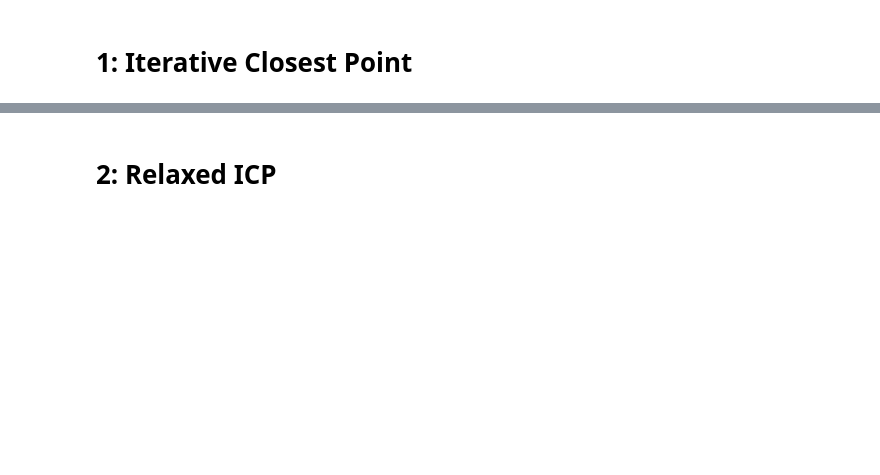
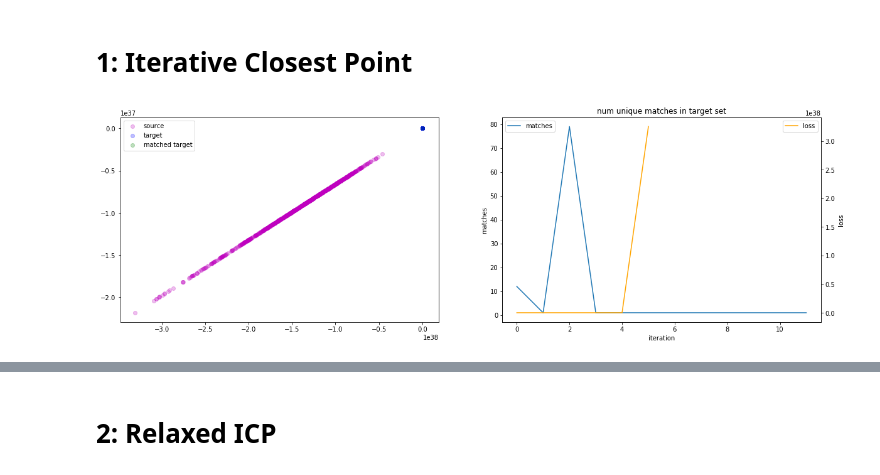
Before and after one commit to AmirAlavi/sc-alignment-benchmarking, a Jupyter notebook: data-alignment experiments.ipynb, the cells around one changed output, grey strips where cells are left out. Cells and saved outputs as stored; diff of their text form; code cells hidden in the pictures; blank space fills up the shorter version.

```diff
--- a/data-alignment experiments.ipynb
+++ b/data-alignment experiments.ipynb
@@ -272,65 +311,107 @@ batchB = 'CELseq2'
 
 A = datasets[chosen_dataset][batchA]['pca']
 B = datasets[chosen_dataset][batchB]['pca']
-print(A.shape)
-print(B.shape)
+print('A shape: {}'.format(A.shape))
+print('B shape: {B.shape}')
 print(A.dtype)
+
+def isnan(x):
+    return x != x
 
 def get_rigid_transformer(ndims=N_PC, bias=False):
     model = nn.Sequential(nn.Linear(ndims, ndims, bias=bias))
     print(model[0].weight.data.dtype)
-    model[0].weight.data.copy_(torch.eye(ndims, dtype=torch.double))
+    model[0].weight.data.copy_(torch.eye(ndims))#, dtype=torch.double))
     print(model[0].weight.data.dtype)
     return model
 
 def shift_CoM(A, B):
     A -= A.mean(axis=0)
     B -= B.mean(axis=0)
     return A, B
 
 def closest_point_loss(A, B):
     loss = A.unsqueeze(1) - B.unsqueeze(0)
     loss = loss**2
     loss = loss.mean(dim=-1)
-    loss, _ = loss.min(dim=1)
+    loss, matches = loss.min(dim=1)
+    unique_matches = np.unique(matches.numpy())
+    #print('\tUnique matches in target set = {}'.format(num_unique_matches))
     loss = loss.sum()
-    return loss
+    return loss, unique_matches
 
-def plot_step(A, B, pca, step):
-    print(np.any(np.isnan(A)))
-    print(np.any(np.isnan(B)))
+def plot_step(A, B, pca, step, matched_targets, closest_points, losses):
+    #print(np.any(np.isnan(A)))
+    #print(np.any(np.isnan(B)))
     A = pca.transform(A)
     B = pca.transform(B)
-    plt.figure()
-    plt.scatter(A[:,0], A[:,1], c='m', label='source')
-    plt.scatter(B[:,0], B[:,1], c='b', label='target')
-    plt.legend(loc="upper left", bbox_to_anchor=(1,1))
-    plt.savefig('icp_step_{:04}.png'.format(step), bbox='tight')
+    mask = np.zeros(B.shape[0], dtype=bool)
+    mask[matched_targets] = True
+    B_matched = B[mask]
+    B_unmatched = B[~mask]
+    fig, (ax1, ax2) = plt.subplots(1, 2, figsize=(20,6))
+    ax1.scatter(A[:,0], A[:,1], c='m', label='source', alpha=0.25)
+    ax1.scatter(B_unmatched[:,0], B_unmatched[:,1], c='b', label='target', alpha=0.25)
+    ax1.scatter(B_matched[:,0], B_matched[:,1], c='g', label='matched target', alpha=0.25)
+    ax1.legend()
+    ax2.plot(closest_points, label='matches')
+    ax2.set_xlabel('iteration')
+    ax2.set_ylabel('matches')
+    ax2.set_title('num unique matches in target set')
+    ax2.legend(loc='upper left')
+    ax3 = ax2.twinx()
+    ax3.set_ylabel('loss')
+    ax3.plot(losses, c='orange', label='loss')
+    ax3.legend(loc='upper right')
+    #plt.savefig('icp_step_{:04}.png'.format(step), bbox='tight')
+    #plt.close()
+    display.clear_output(wait=True)
+    display.display(plt.gcf())
     plt.close()
+    #time.sleep(0.5)
 
 def ICP(A, B, max_iters=100, sgd_steps=100, tolerance=1e-4):
-    A, B = shift_CoM(A, B)
+    #A, B = shift_CoM(A, B)
+    A = pca_scaler.transform(A)
+    B = pca_scaler.transform(B)
     combined = np.concatenate((A, B))
     pca = PCA(n_components=2).fit(combined)
     A = torch.from_numpy(A).float()
     B = torch.from_numpy(B).float()
+    assert(not isnan(A).any() and not isnan(B).any())
     transformer = get_rigid_transformer(A.shape[1])
     optimizer = optim.SGD(transformer.parameters(), lr=1e-3)
     transformer.train()
+    hit_nan = False
+    num_matches = []
+    losses = []
     for i in range(max_iters):
-        print(i)
+        if hit_nan:
+            break
+#         print(i)
         A_transformed = transformer(A)
-        #plot_step(A_transformed.detach().numpy(), B.detach().numpy(), pca, i)
-        for e in range(sgd_steps):
-            if e % 10 == 0:
-                print(e)
-            A_transformed = transformer(A)
-            optimizer.zero_grad()
-            loss = closest_point_loss(A_transformed, B)
-            if e % 10 == 0:
-                print(loss)
-            loss.backward()
-            optimizer.step()
-    return transform
+        try:
+            #plot_step(A_transformed.detach().numpy(), B.detach().numpy(), pca, i)
+            for e in range(sgd_steps):
+                #print(e)
+                A_transformed = transformer(A)
+                if isnan(A_transformed).any():
+                    print('encountered NaNs')
+                    print(transformer[0].weight.data)
+                    hit_nan = True
+                    break
+                optimizer.zero_grad()
+                loss, unique_matches = closest_point_loss(A_transformed, B)
+                losses.append(loss.item())
+                num_matches.append(len(unique_matches))
+                plot_step(A_transformed.detach().numpy(), B.detach().numpy(), pca, i, unique_matches, num_matches, losses)
+    #             if e % 10 == 0:
+    #                 print(loss.item)
+                loss.backward()
+                optimizer.step()
+        except KeyboardInterrupt:
+            break
+    return transformer
 ICP(A, B)
 # %% [output]
+[figure, added]
```
Also changed, not shown: parts of 8 cells of this notebook, 1 other file.
